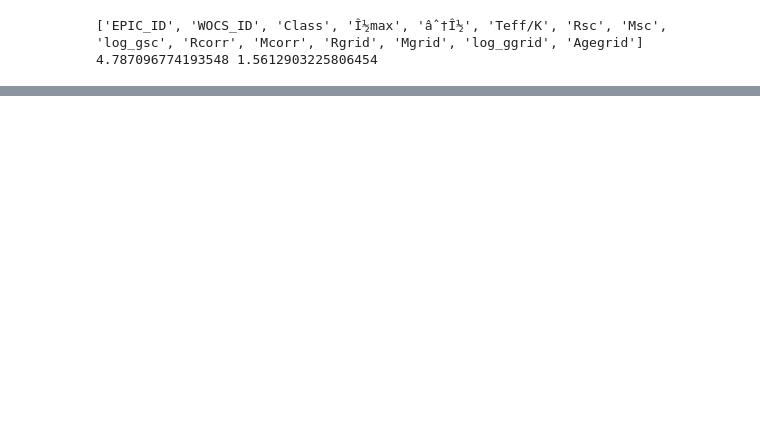
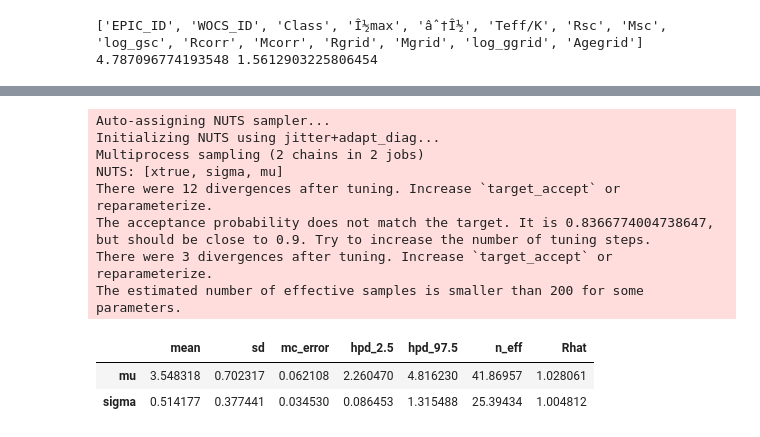
Before and after one commit to Harry-Westwood/Y4-Project-InterNeuralStellar, a Jupyter notebook: Hin's_files/M67.ipynb, the cells around one changed output, grey strips where cells are left out. Cells and saved outputs as stored; diff of their text form; code cells hidden in the pictures; blank space fills up the shorter version.

```diff
--- a/Hin's_files/M67.ipynb
+++ b/Hin's_files/M67.ipynb
@@ -84,0 +85,34 @@ array([[<matplotlib.axes._subplots.AxesSubplot object at 0x...>,
+# %%
+#round 2, with bigger observational errors
+#1.5
+#hyperprior
+Mu=4
+del_mu=40
+Sigma=0.5
+del_sigma=5
+
+#HMC
+model=pm.Model()
+with model:
+    mu=pm.Lognormal('mu',np.log10(Mu),np.log10(del_mu))
+    sigma=pm.HalfNormal('sigma',np.log10(del_sigma))
+
+    xtrue = pm.Normal('xtrue', mu, sigma, shape=N)
+    xobs = pm.Normal('xobs', xtrue, np.array(age_sigmas)*1.5, observed=Xobs)
+
+with model:
+    trace = pm.sample(tune=50000,chains=2,target_accept=0.9)
+
+pm.summary(trace,var_names=['mu','sigma'])
+# %% [output]
+Auto-assigning NUTS sampler...
+Initializing NUTS using jitter+adapt_diag...
+Multiprocess sampling (2 chains in 2 jobs)
+NUTS: [xtrue, sigma, mu]
+There were 12 divergences after tuning. Increase `target_accept` or reparameterize.
+The acceptance probability does not match the target. It is 0.8366774004738647, but should be close to 0.9. Try to increase the number of tuning steps.
+There were 3 divergences after tuning. Increase `target_accept` or reparameterize.
+The estimated number of effective samples is smaller than 200 for some parameters.
+|  | mean | sd | mc_error | hpd_2.5 | hpd_97.5 | n_eff | Rhat |
+| mu | 3.548318 | 0.702317 | 0.062108 | 2.260470 | 4.816230 | 41.86957 | 1.028061 |
+| sigma | 0.514177 | 0.377441 | 0.034530 | 0.086453 | 1.315488 | 25.39434 | 1.004812 |
```
Also changed, not shown: parts of 12 cells of this notebook.
